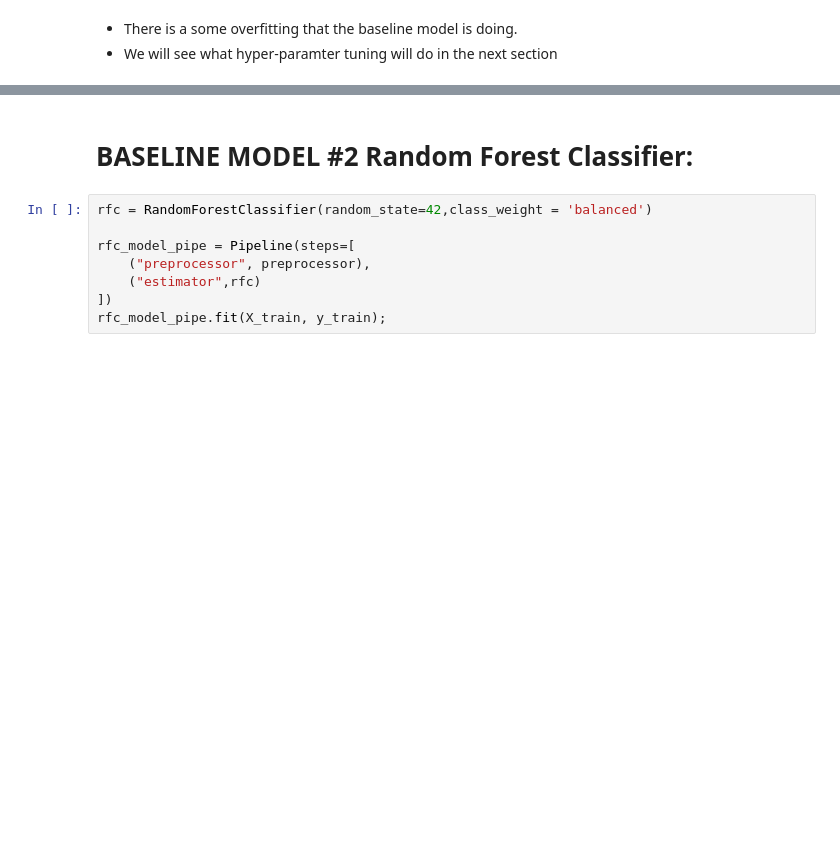
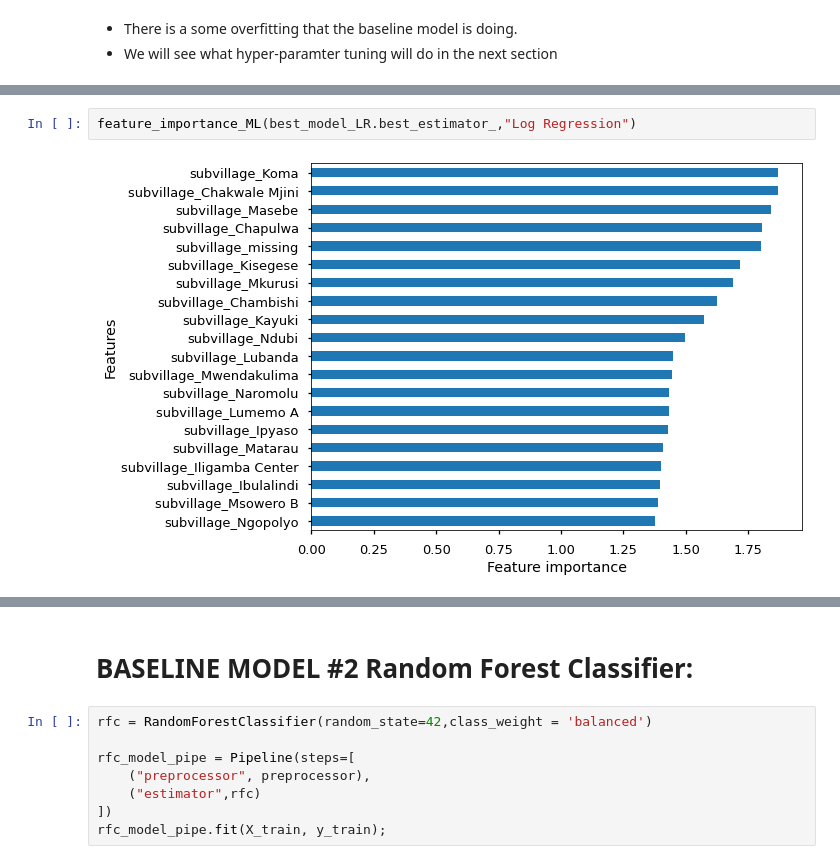
Before and after one commit to deepssharma/project_phase3_tanzania, a Jupyter notebook: models.ipynb, the cells around one changed output, grey strips where cells are left out. Saved outputs shown, nothing was run; the diff lists cells and outputs as text; blank space fills up the shorter version.

```diff
--- a/models.ipynb
+++ b/models.ipynb
@@ -1050,0 +1164,4 @@ time: 197 ms (started: 2023-01-04 19:53:09 -05:00)
+# %%
+feature_importance_ML(best_model_LR.best_estimator_,"Log Regression")
+# %% [output]
+[figure, added]
```
Also changed, not shown: parts of 94 cells of this notebook, 7 other files.
